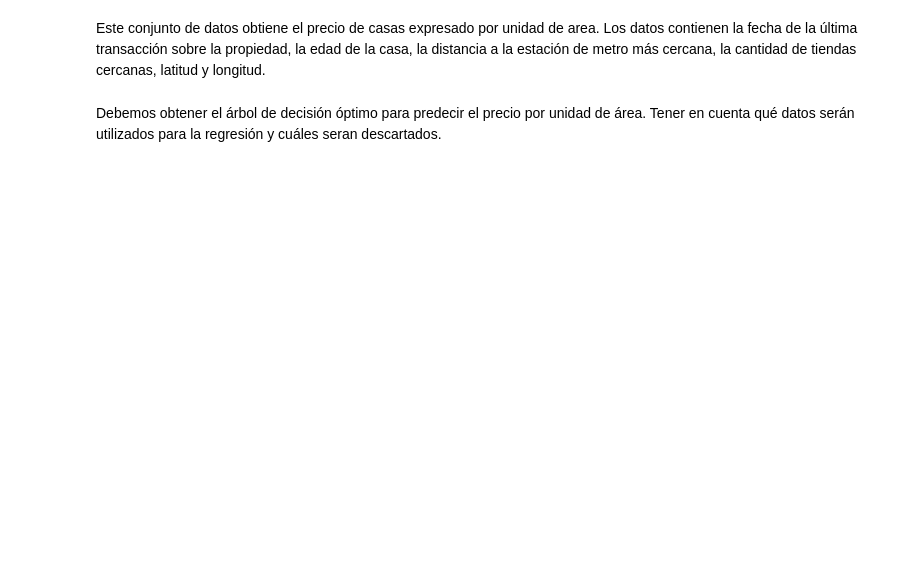
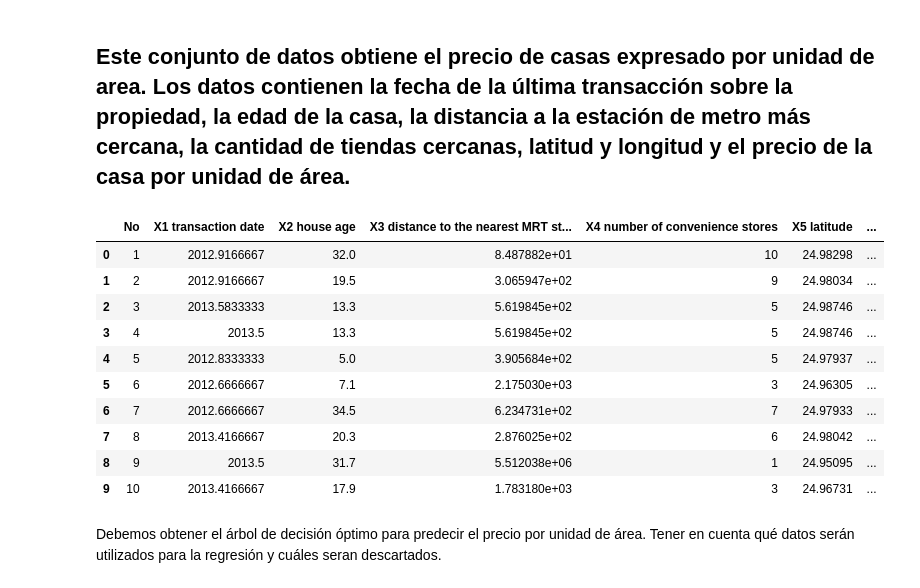
Before and after one commit to estebanarivasv/IA-2021, a Jupyter notebook: tp7_arboles_decision/ej5_regresion_casas.ipynb, the cells around one changed output. Drawn from its saved outputs; the diff is of its cells as text; code cells hidden in the pictures; blank space fills up the shorter version.

Commit message:
casas

```diff
--- a/tp7_arboles_decision/ej5_regresion_casas.ipynb
+++ b/tp7_arboles_decision/ej5_regresion_casas.ipynb
@@ -1,5 +1,5 @@
 # %% [markdown]
-Este conjunto de datos obtiene el precio de casas expresado por unidad de area. Los datos contienen la fecha de la última transacción sobre la propiedad, la edad de la casa, la distancia a la estación de metro más cercana, la cantidad de tiendas cercanas, latitud y longitud.
+## Este conjunto de datos obtiene el precio de casas expresado por unidad de area. Los datos contienen la fecha de la última transacción sobre la propiedad, la edad de la casa, la distancia a la estación de metro más cercana, la cantidad de tiendas cercanas, latitud y longitud y el precio de la casa por unidad de área.
 # %%
 import pandas as pd
 from sklearn.tree import DecisionTreeRegressor
@@ -12,8 +12,20 @@ import numpy as np
 from io import StringIO
 import matplotlib.pyplot as plt
 # %%
-df = pd.read_csv("real_state.csv")
+df = pd.read_csv("data/real_state.csv")
 df.head(10)
+# %% [output]
+|  | No | X1 transaction date | X2 house age | X3 distance to the nearest MRT st... | X4 number of convenience stores | X5 latitude | ... |
+| 0 | 1 | 2012.9166667 | 32.0 | 8.487882e+01 | 10 | 24.98298 | ... |
+| 1 | 2 | 2012.9166667 | 19.5 | 3.065947e+02 | 9 | 24.98034 | ... |
+| 2 | 3 | 2013.5833333 | 13.3 | 5.619845e+02 | 5 | 24.98746 | ... |
+| 3 | 4 | 2013.5 | 13.3 | 5.619845e+02 | 5 | 24.98746 | ... |
+| 4 | 5 | 2012.8333333 | 5.0 | 3.905684e+02 | 5 | 24.97937 | ... |
+| 5 | 6 | 2012.6666667 | 7.1 | 2.175030e+03 | 3 | 24.96305 | ... |
+| 6 | 7 | 2012.6666667 | 34.5 | 6.234731e+02 | 7 | 24.97933 | ... |
+| 7 | 8 | 2013.4166667 | 20.3 | 2.876025e+02 | 6 | 24.98042 | ... |
+| 8 | 9 | 2013.5 | 31.7 | 5.512038e+06 | 1 | 24.95095 | ... |
+| 9 | 10 | 2013.4166667 | 17.9 | 1.783180e+03 | 3 | 24.96731 | ... |
 # %% [markdown]
 Debemos obtener el árbol de decisión óptimo para predecir el precio por unidad de área. Tener en cuenta qué datos serán utilizados para la regresión y cuáles seran descartados.
 # %%
```
Also changed, not shown: parts of 5 cells of this notebook.
